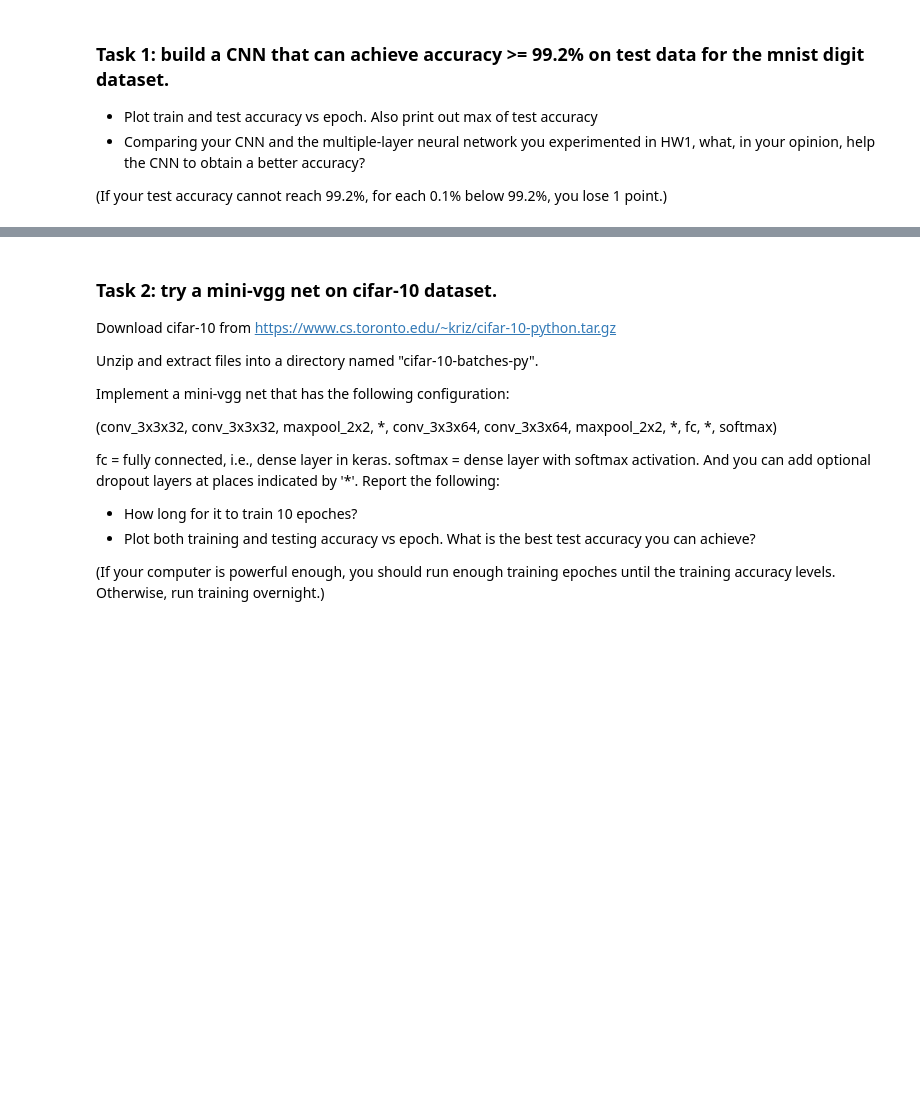
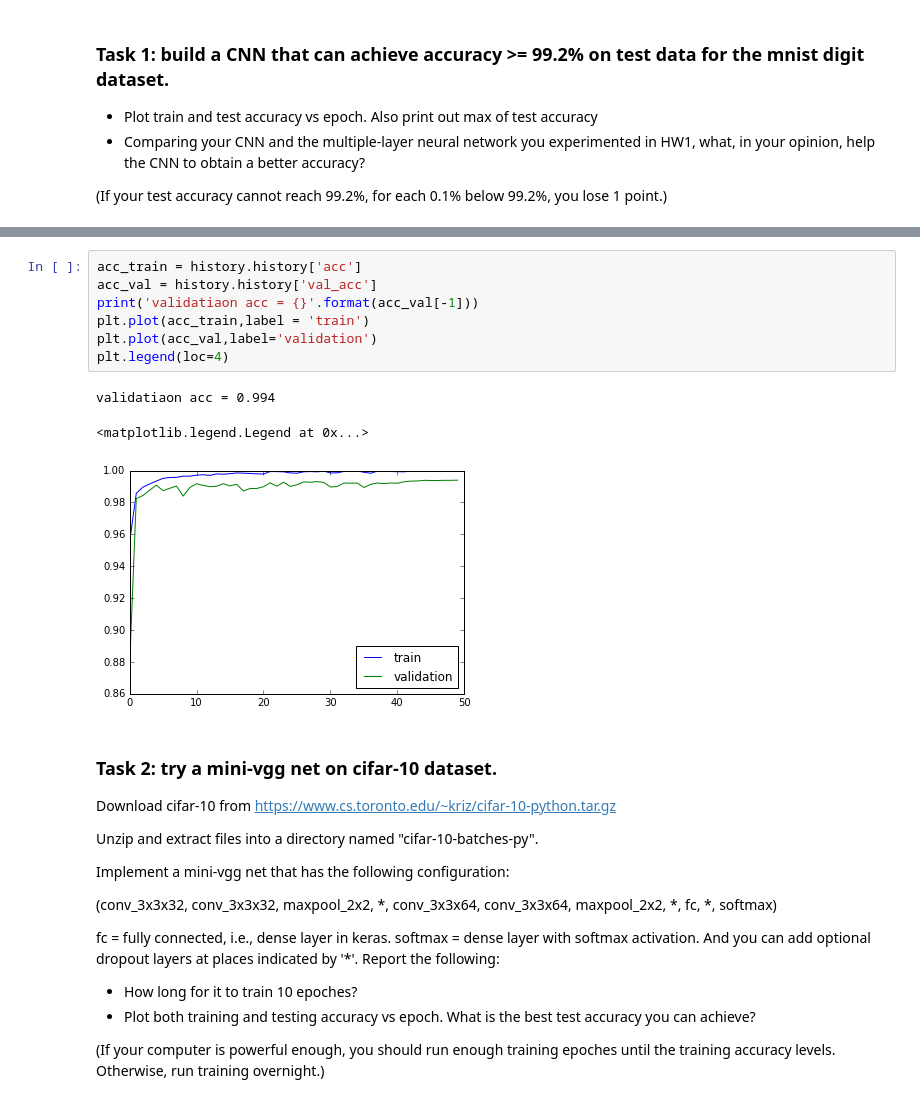
Before and after one commit to ZhongzhuPeng/CS7700_deep_learning, a Jupyter notebook: HW2.ipynb, the cells around one changed output, grey strips where cells are left out. Saved outputs shown, nothing was run; the diff lists cells and outputs as text; blank space fills up the shorter version.

```diff
--- a/HW2.ipynb
+++ b/HW2.ipynb
@@ -10,3 +93,14 @@
+# %%
+acc_train = history.history['acc']
+acc_val = history.history['val_acc']
+print('validatiaon acc = {}'.format(acc_val[-1]))
+plt.plot(acc_train,label = 'train')
+plt.plot(acc_val,label='validation')
+plt.legend(loc=4)
+# %% [output]
+validatiaon acc = 0.994
+<matplotlib.legend.Legend at 0x...>
+[figure, added]
 # %% [markdown]
 ### Task 2: try a mini-vgg net on cifar-10 dataset.
 Download cifar-10 from https://www.cs.toronto.edu/~kriz/cifar-10-python.tar.gz
```
Also changed, not shown: parts of 16 cells of this notebook.
